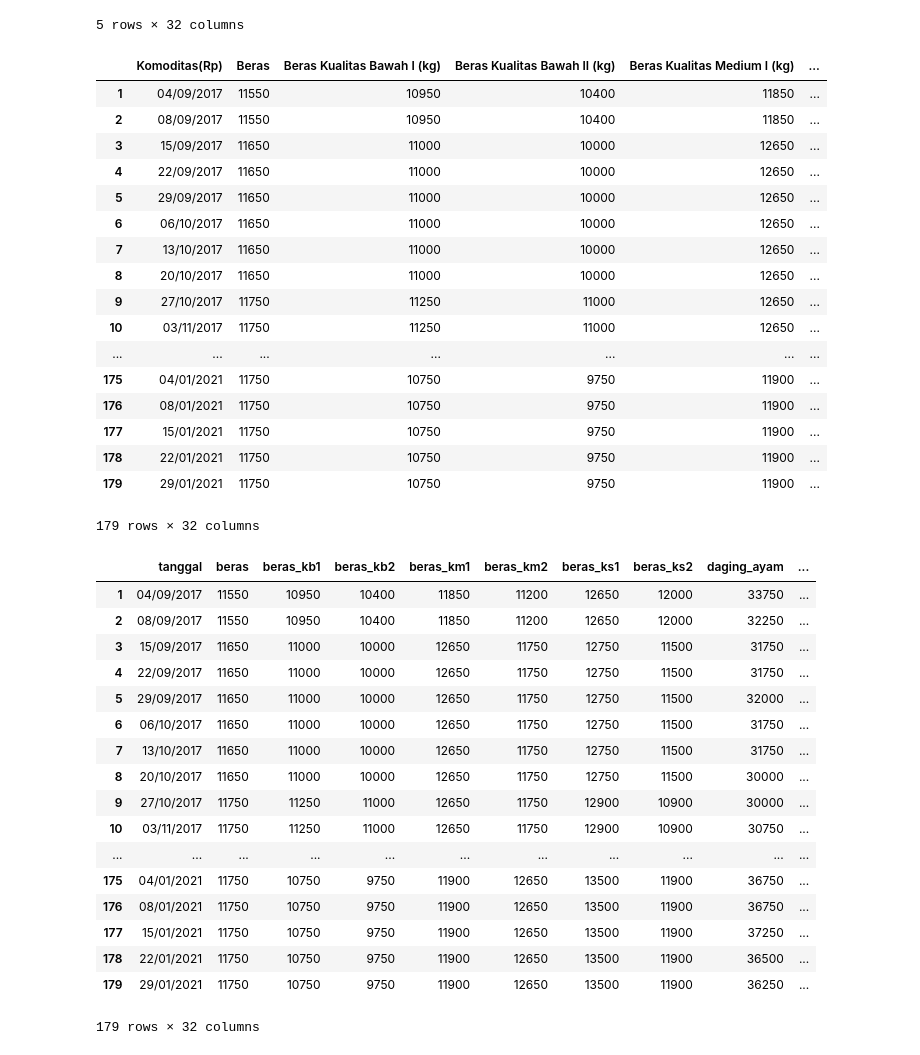
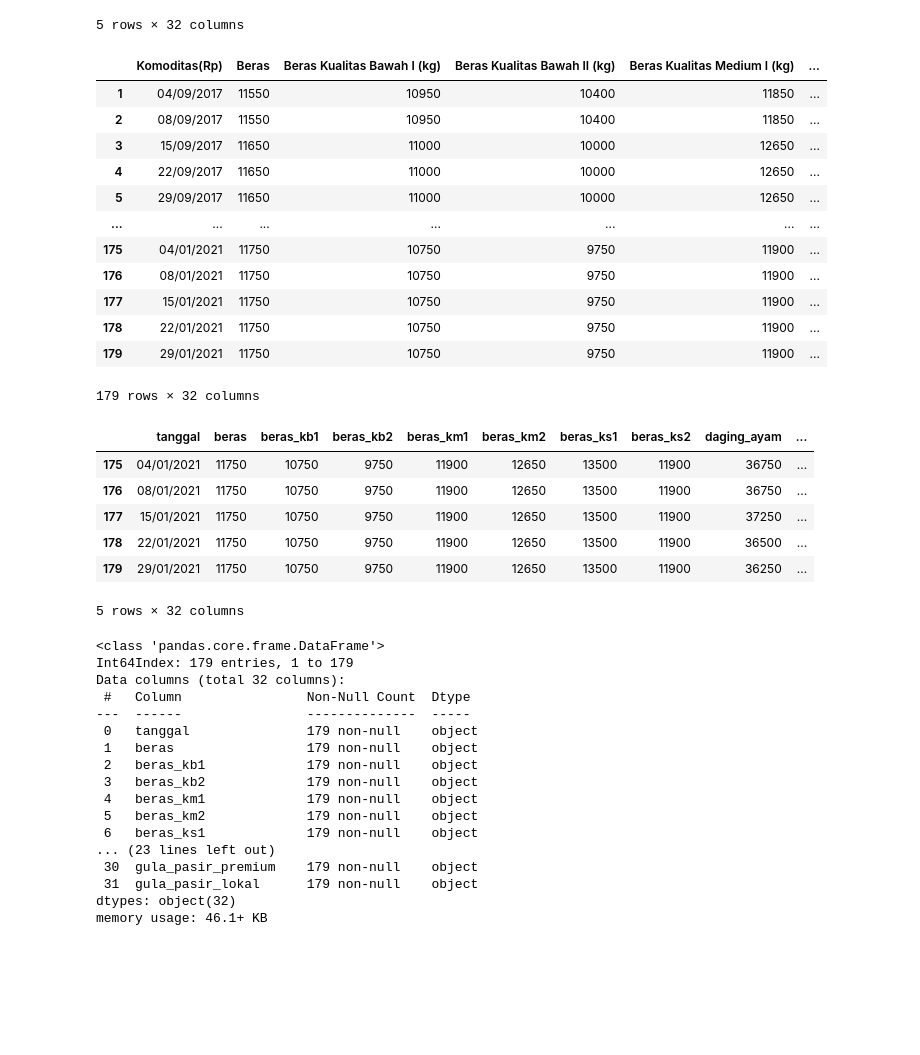
Before and after one commit to stefkim/bandung_food_prices_dataset, a Jupyter notebook: data_preprocessing.ipynb, the cells around one changed output. Drawn from its saved outputs; the diff is of its cells as text; code cells hidden in the pictures; blank space fills up the shorter version.

```diff
--- a/data_preprocessing.ipynb
+++ b/data_preprocessing.ipynb
@@ -7,7 +7,7 @@ Data diambil dari website [Pusat Informasi Harga Pangan Strategis Nasional](harg
 # %%
 import pandas as pd
 # %%
-xls = pd.read_excel("data_mingguan_harga_pangan_kota_bandung.xls")
+xls = pd.read_excel("dataset/data_mingguan_harga_pangan_kota_bandung.xls")
 # %%
 xls.head()
 # %% [output]
@@ -50,8 +50,6 @@ df.head()
 df.columns = df.iloc[0]
 # %%
 df = df.drop(df.index[0])
-# %%
-pd.set_option('display.max_rows', df.shape[0]+1)
 # %%
 df
 # %% [output]
@@ -61,11 +59,6 @@ df
 | 3 | 15/09/2017 | 11650 | 11000 | 10000 | 12650 | ... |
 | 4 | 22/09/2017 | 11650 | 11000 | 10000 | 12650 | ... |
 | 5 | 29/09/2017 | 11650 | 11000 | 10000 | 12650 | ... |
-| 6 | 06/10/2017 | 11650 | 11000 | 10000 | 12650 | ... |
-| 7 | 13/10/2017 | 11650 | 11000 | 10000 | 12650 | ... |
-| 8 | 20/10/2017 | 11650 | 11000 | 10000 | 12650 | ... |
-| 9 | 27/10/2017 | 11750 | 11250 | 11000 | 12650 | ... |
-| 10 | 03/11/2017 | 11750 | 11250 | 11000 | 12650 | ... |
 | ... | ... | ... | ... | ... | ... | ... |
 | 175 | 04/01/2021 | 11750 | 10750 | 9750 | 11900 | ... |
 | 176 | 08/01/2021 | 11750 | 10750 | 9750 | 11900 | ... |
@@ -89,24 +82,13 @@ col_names = ['tanggal',
 # %%
 df.columns = col_names
 # %%
-df
+df.tail()
 # %% [output]
 |  | tanggal | beras | beras_kb1 | beras_kb2 | beras_km1 | beras_km2 | beras_ks1 | beras_ks2 | daging_ayam | ... |
-| 1 | 04/09/2017 | 11550 | 10950 | 10400 | 11850 | 11200 | 12650 | 12000 | 33750 | ... |
-| 2 | 08/09/2017 | 11550 | 10950 | 10400 | 11850 | 11200 | 12650 | 12000 | 32250 | ... |
-| 3 | 15/09/2017 | 11650 | 11000 | 10000 | 12650 | 11750 | 12750 | 11500 | 31750 | ... |
-| 4 | 22/09/2017 | 11650 | 11000 | 10000 | 12650 | 11750 | 12750 | 11500 | 31750 | ... |
-| 5 | 29/09/2017 | 11650 | 11000 | 10000 | 12650 | 11750 | 12750 | 11500 | 32000 | ... |
-| 6 | 06/10/2017 | 11650 | 11000 | 10000 | 12650 | 11750 | 12750 | 11500 | 31750 | ... |
-| 7 | 13/10/2017 | 11650 | 11000 | 10000 | 12650 | 11750 | 12750 | 11500 | 31750 | ... |
-| 8 | 20/10/2017 | 11650 | 11000 | 10000 | 12650 | 11750 | 12750 | 11500 | 30000 | ... |
-| 9 | 27/10/2017 | 11750 | 11250 | 11000 | 12650 | 11750 | 12900 | 10900 | 30000 | ... |
-| 10 | 03/11/2017 | 11750 | 11250 | 11000 | 12650 | 11750 | 12900 | 10900 | 30750 | ... |
-| ... | ... | ... | ... | ... | ... | ... | ... | ... | ... | ... |
 | 175 | 04/01/2021 | 11750 | 10750 | 9750 | 11900 | 12650 | 13500 | 11900 | 36750 | ... |
 | 176 | 08/01/2021 | 11750 | 10750 | 9750 | 11900 | 12650 | 13500 | 11900 | 36750 | ... |
 | 177 | 15/01/2021 | 11750 | 10750 | 9750 | 11900 | 12650 | 13500 | 11900 | 37250 | ... |
 | 178 | 22/01/2021 | 11750 | 10750 | 9750 | 11900 | 12650 | 13500 | 11900 | 36500 | ... |
 | 179 | 29/01/2021 | 11750 | 10750 | 9750 | 11900 | 12650 | 13500 | 11900 | 36250 | ... |
-179 rows × 32 columns
+5 rows × 32 columns
 # %%
@@ -113,0 +96,20 @@ df.to_csv('harga_pangan_mingguan_bandung.csv',index=False)
+# %%
+df.info()
+# %% [output]
+<class 'pandas.core.frame.DataFrame'>
+Int64Index: 179 entries, 1 to 179
+Data columns (total 32 columns):
+ #   Column                Non-Null Count  Dtype
+---  ------                --------------  -----
+ 0   tanggal               179 non-null    object
+ 1   beras                 179 non-null    object
+ 2   beras_kb1             179 non-null    object
+ 3   beras_kb2             179 non-null    object
+ 4   beras_km1             179 non-null    object
+ 5   beras_km2             179 non-null    object
+ 6   beras_ks1             179 non-null    object
+... (23 lines left out)
+ 30  gula_pasir_premium    179 non-null    object
+ 31  gula_pasir_lokal      179 non-null    object
+dtypes: object(32)
+memory usage: 46.1+ KB
```
Also changed, not shown: parts of 1 cell of this notebook, 3 other files.
